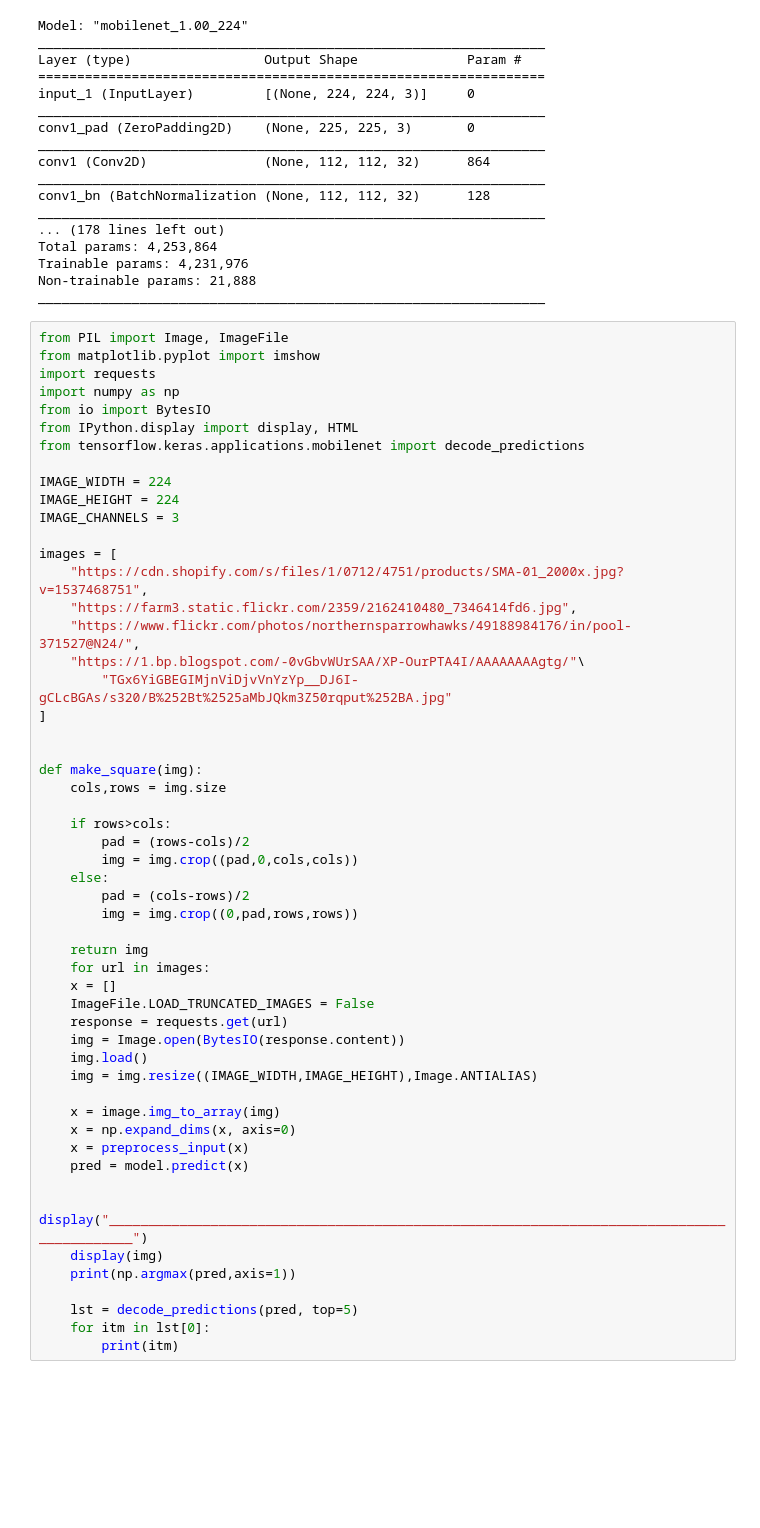
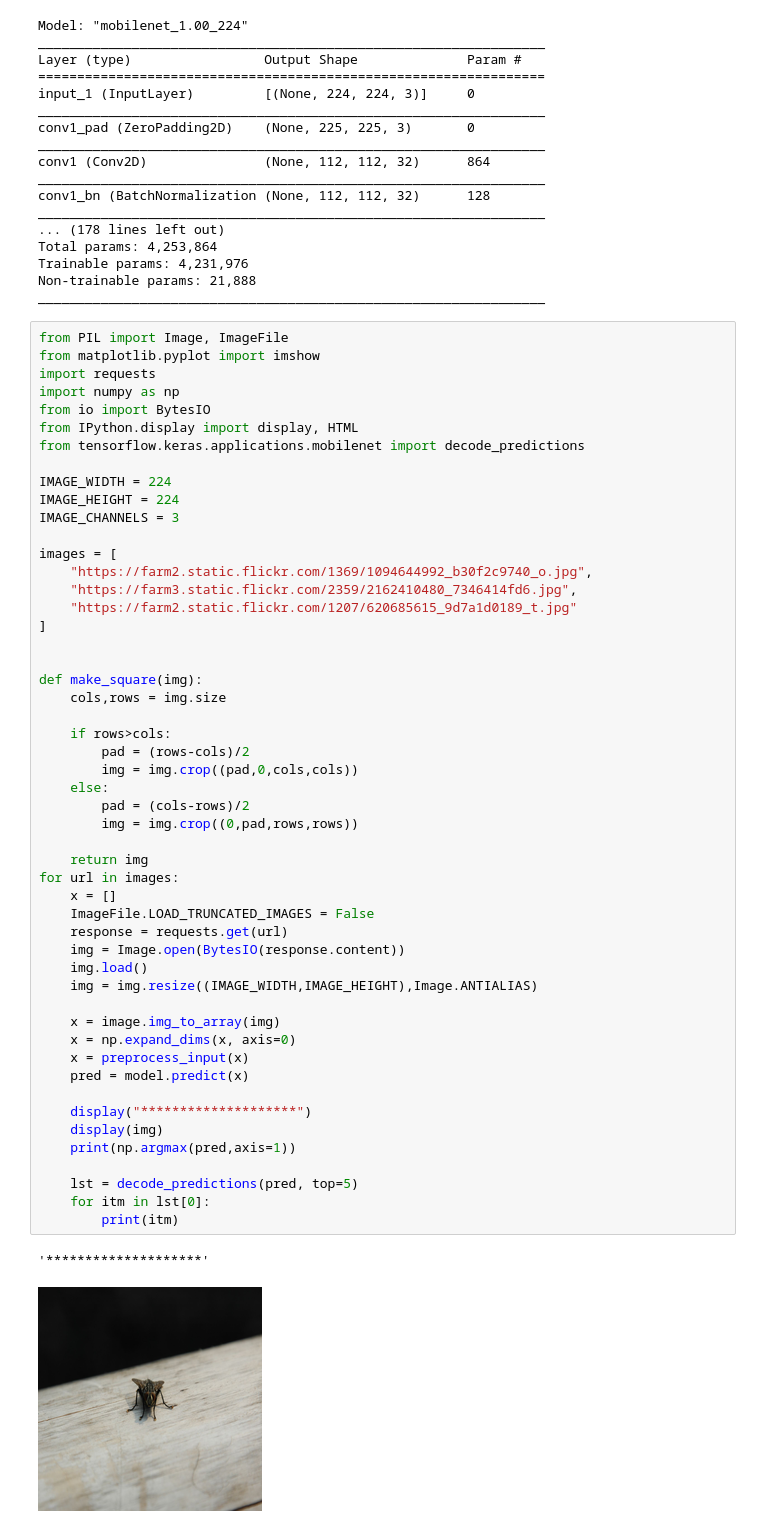
Before and after one commit to sulata2/Vino, a Jupyter notebook: CIFAR Keras.ipynb, the cells around one changed output. Drawn from its saved outputs; the diff is of its cells as text; blank space fills up the shorter version.

```diff
--- a/CIFAR Keras.ipynb
+++ b/CIFAR Keras.ipynb
@@ -54,42 +54,43 @@ IMAGE_HEIGHT = 224
 IMAGE_CHANNELS = 3
 
 images = [
-    "https://cdn.shopify.com/s/files/1/0712/4751/products/SMA-01_2000x.jpg?v=1537468751",
+    "https://farm2.static.flickr.com/1369/1094644992_b30f2c9740_o.jpg",
     "https://farm3.static.flickr.com/2359/2162410480_7346414fd6.jpg",
-    "https://www.flickr.com/photos/northernsparrowhawks/49188984176/in/pool-371527@N24/",
-    "https://1.bp.blogspot.com/-0vGbvWUrSAA/XP-OurPTA4I/AAAAAAAAgtg/"\
-        "TGx6YiGBEGIMjnViDjvVnYzYp__DJ6I-gCLcBGAs/s320/B%252Bt%2525aMbJQkm3Z50rqput%252BA.jpg"
+    "https://farm2.static.flickr.com/1207/620685615_9d7a1d0189_t.jpg"
 ]
 
 
 def make_square(img):
     cols,rows = img.size
 
     if rows>cols:
         pad = (rows-cols)/2
         img = img.crop((pad,0,cols,cols))
     else:
         pad = (cols-rows)/2
         img = img.crop((0,pad,rows,rows))
 
     return img
-    for url in images:
+for url in images:
     x = []
     ImageFile.LOAD_TRUNCATED_IMAGES = False
     response = requests.get(url)
     img = Image.open(BytesIO(response.content))
     img.load()
     img = img.resize((IMAGE_WIDTH,IMAGE_HEIGHT),Image.ANTIALIAS)
 
     x = image.img_to_array(img)
     x = np.expand_dims(x, axis=0)
     x = preprocess_input(x)
     pred = model.predict(x)
 
-    display("___________________________________________________________________________________________")
+    display("********************")
     display(img)
     print(np.argmax(pred,axis=1))
 
     lst = decode_predictions(pred, top=5)
     for itm in lst[0]:
         print(itm)
+# %% [output]
+'********************'
+[figure, added]
```
Also changed, not shown: parts of 1 cell of this notebook.
